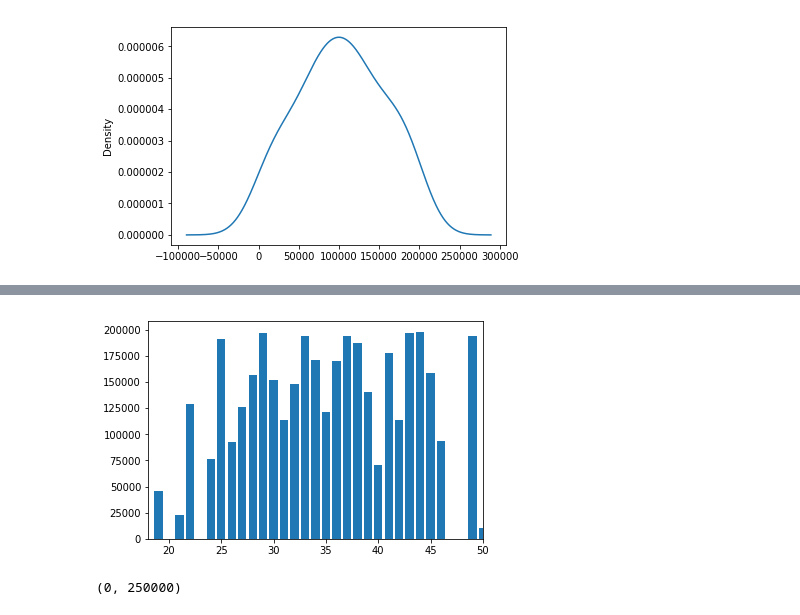
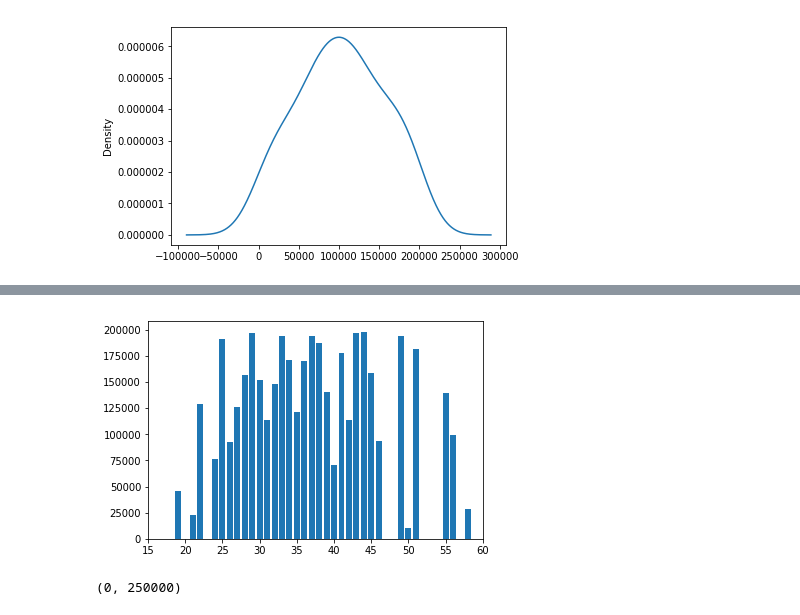
Before and after one commit to Akshat111999/MLsummer19, a Jupyter notebook: data_visualisation_3.ipynb, the cells around one changed output, grey strips where cells are left out. Saved outputs shown, nothing was run; the diff lists cells and outputs as text; code cells hidden in the pictures.

Commit message:
data visualization: 3 task completed

```diff
--- a/data_visualisation_3.ipynb
+++ b/data_visualisation_3.ipynb
@@ -70,10 +70,12 @@ df.head(50).EstimatedSalary.plot(kind='kde')
 <matplotlib.axes._subplots.AxesSubplot at 0x...>
 [figure]
 # %%
-# age and salary bar graph
+# age and salary bar graph showing highest salary paid to a specific age
+import matplotlib.ticker as ticker
 est=df.head(100).EstimatedSalary
 ag=df.head(100).Age
 
 plt.bar(ag,est,width=0.8)
 plt.xlim(18,50)
+z=plt.subplot().xaxis.set_ticks(np.arange(15,65,5))
 # %% [output]
@@ -81,4 +84,4 @@ plt.xlim(18,50)
-[figure, old version]
+[figure, new version]
 # %%
 #age and estimated salary  scatter graph
 est=df.head(100).EstimatedSalary
```
Also changed, not shown: parts of 1 cell of this notebook.
